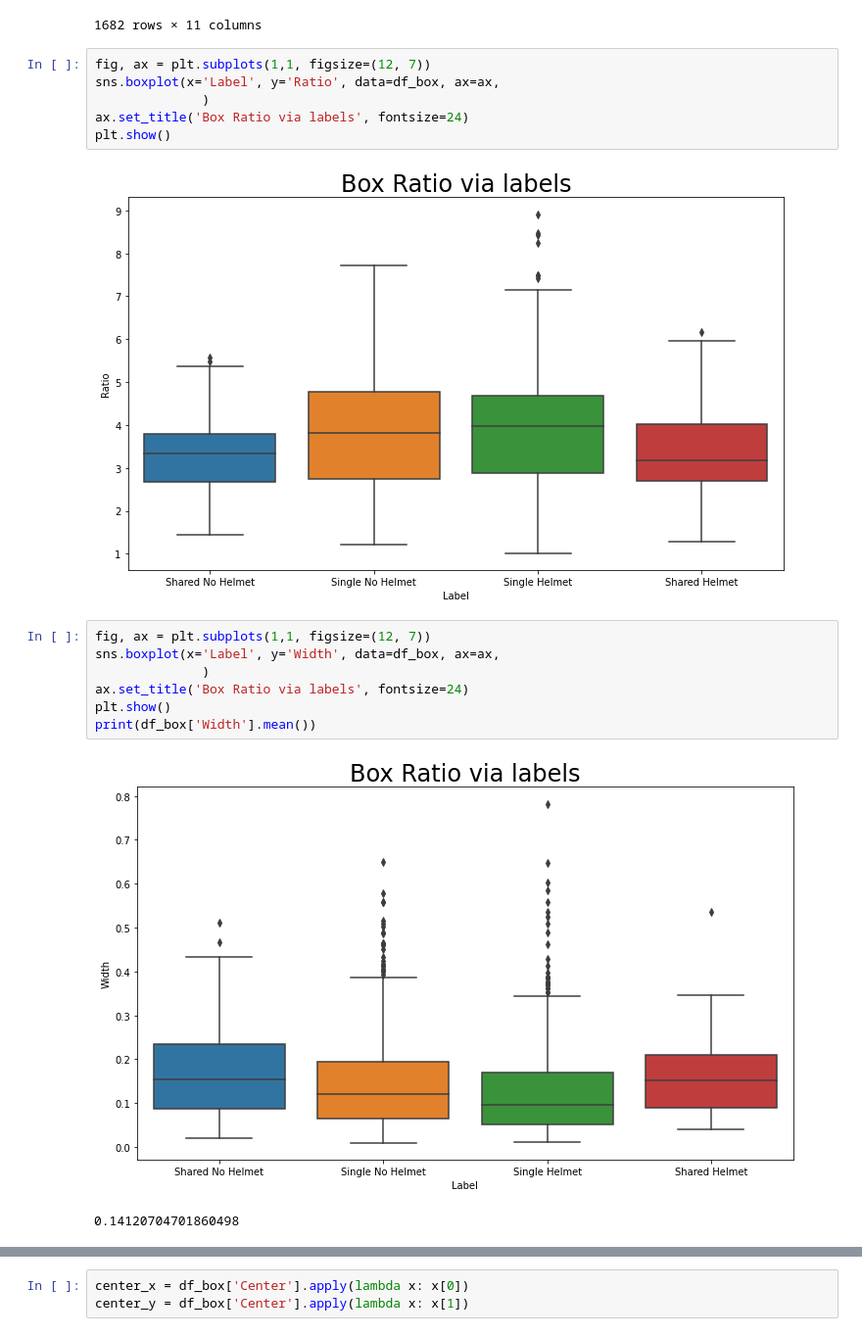
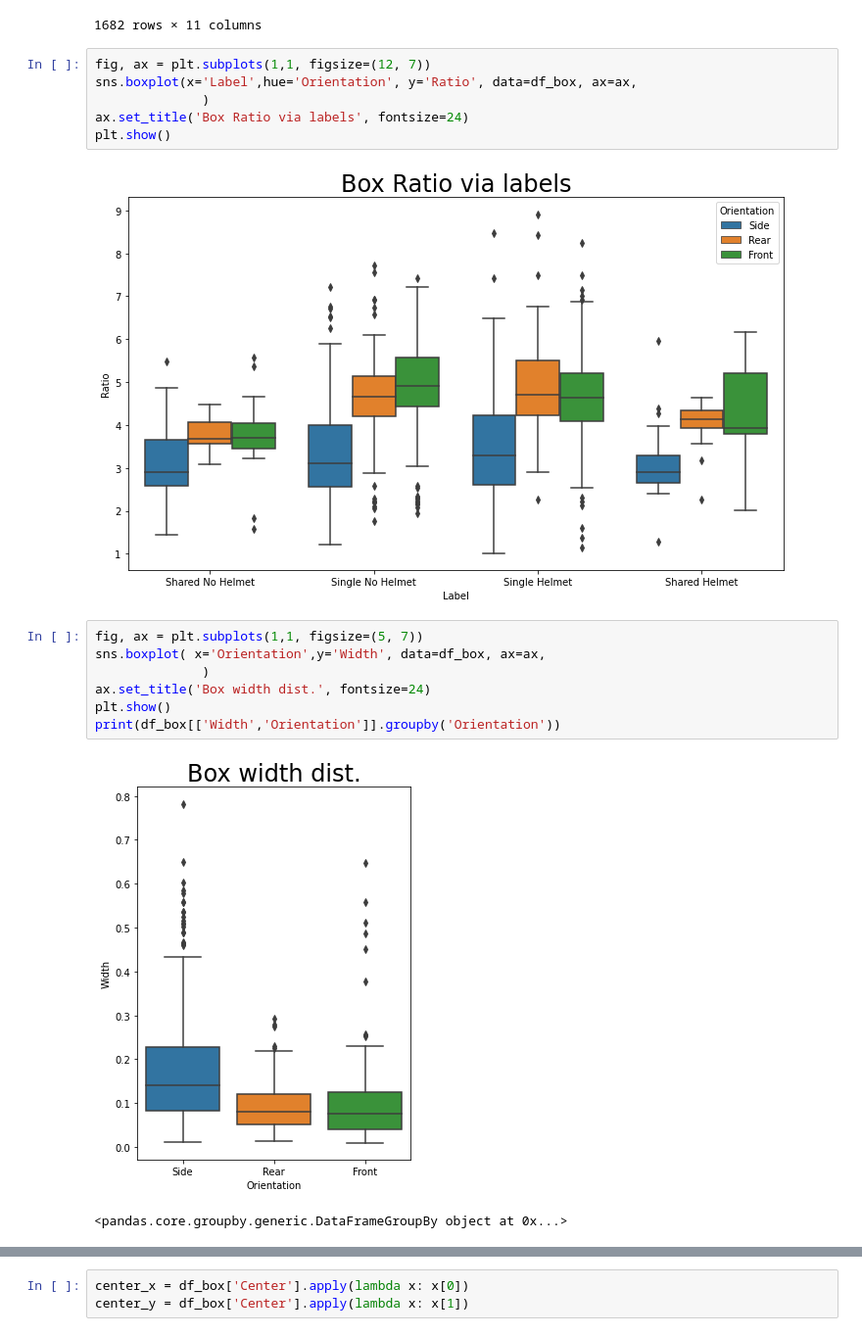
Before and after one commit to boostcampaitech2/final-project-level3-cv-01, a Jupyter notebook: utils/EDA.ipynb, the cells around one changed output, grey strips where cells are left out. Shown at 98% size. Saved outputs shown, nothing was run; the diff lists cells and outputs as text.

Commit message:
Feat: Add new EDA
Added hue for ratio, width and height

```diff
--- a/utils/EDA.ipynb
+++ b/utils/EDA.ipynb
@@ -169,19 +169,19 @@ df_box
 1682 rows × 11 columns
 # %%
 fig, ax = plt.subplots(1,1, figsize=(12, 7))
-sns.boxplot(x='Label', y='Ratio', data=df_box, ax=ax,
+sns.boxplot(x='Label',hue='Orientation', y='Ratio', data=df_box, ax=ax,
               )
 ax.set_title('Box Ratio via labels', fontsize=24)
 plt.show()
 # %% [output]
-[figure, old version]
+[figure, new version]
 # %%
-fig, ax = plt.subplots(1,1, figsize=(12, 7))
-sns.boxplot(x='Label', y='Width', data=df_box, ax=ax,
+fig, ax = plt.subplots(1,1, figsize=(5, 7))
+sns.boxplot( x='Orientation',y='Width', data=df_box, ax=ax,
               )
-ax.set_title('Box Ratio via labels', fontsize=24)
+ax.set_title('Box width dist.', fontsize=24)
 plt.show()
-print(df_box['Width'].mean())
+print(df_box[['Width','Orientation']].groupby('Orientation'))
 # %% [output]
-[figure, old version]
+[figure, new version]
-0.14120704701860498
+<pandas.core.groupby.generic.DataFrameGroupBy object at 0x...>
```
Also changed, not shown: parts of 14 cells of this notebook.
